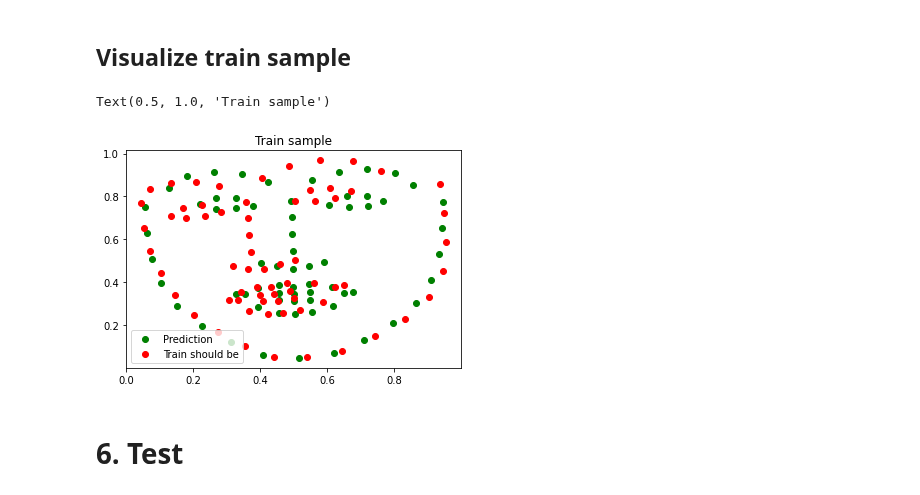
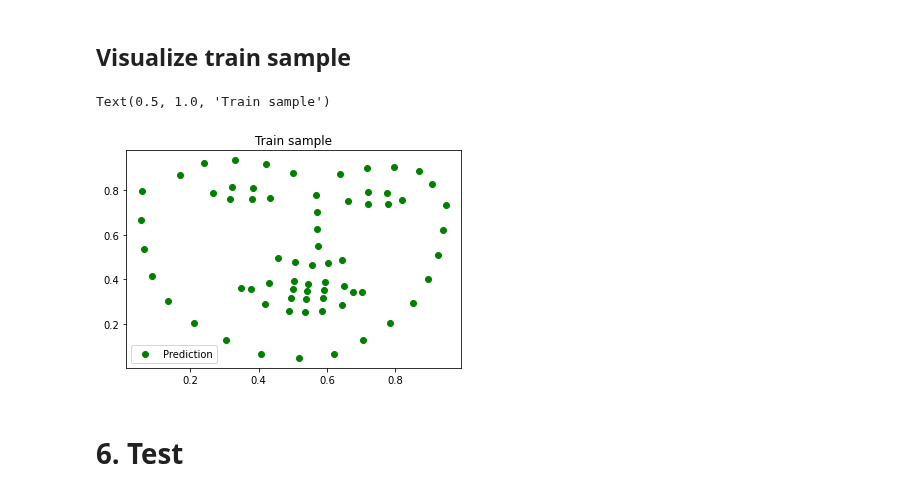
Before and after one commit to Pengchengzhi/Face-Alignment-DRF, a Jupyter notebook: main.ipynb, the cells around one changed output. Drawn from its saved outputs; the diff is of its cells as text; code cells hidden in the pictures.

```diff
--- a/main.ipynb
+++ b/main.ipynb
@@ -298,7 +301,7 @@ def nme_ocular(predict, actual):
   nme_ocular = torch.sum(squared_dist / ocular_dist)/N
   return nme_ocular.item()
 # %%
-Total_train = 3
+Total_train = 1
 
 # Init CNN
 num_epochs = 2000
@@ -323,7 +326,6 @@ _, init_mu = kmeans(X=train_label_rf, num_clusters=rf_num,device=device)
 
 init_sigma = torch.zeros(rf_num,rf_dim,rf_dim)
 for i in range(rf_num):
-  #init_sigma[i,:,:] = torch.abs(torch.diag(1/init_mu[i,:]))
   init_sigma[i,:,:] = torch.eye(rf_dim)
 
 states = {}
@@ -417,28 +440,42 @@ for round in range(Total_train):
   else:
     print("Round ", round+1)
 
+  if round == 0:
+    outputs3 = torch.ones(200,8).to(device)/8
+
+
+  # Train Leaf Node
+  with torch.no_grad():
+    states = train_rf2(train_label_rf, states, outputs3, device)
+
 
   # Train CNN
+  probs = test_rf2(states, train_label_rf, device)
+  N = outputs3.shape[0]
+  label = torch.zeros(outputs3.shape).to(device)
+  label[torch.arange(N),torch.argmax(probs,1)] = 1
+
   for epoch in range(num_epochs):
     optimizer.zero_grad()
     outputs = layer1_cnn(train_tensor) #(200,8)
-    outputs = outputs/torch.sum(outputs,axis=1,keepdims=True)
+    outputs3 = outputs/torch.sum(outputs, axis=1, keepdims=True)
+    #outputs3 = outputs/outputs2
+    pred_value = torch.sum(outputs3*probs, axis=1)
 
-    probs = test_rf2(states, train_label_rf, outputs, device)
-    pred_value = torch.matmul((outputs*probs), states['mu'])
-    points = (torch.matmul(pred_value, eig_vecs[:rf_dim,:])+mean_shape) #(200,136)
-    loss = criterion(points, train_label)
-    # loss = criterion(pred_value,train_label_rf)
 
+    if round == 0:
+      loss = torch.sum(torch.sub(label,outputs3).pow(2))
+    else:
+      loss = -torch.sum(torch.log(pred_value))/N
     loss.backward()
     optimizer.step()
-    if (epoch+1) % 400 == 0 or epoch == 0:
+
+    if (epoch+1) % 100 == 0 or epoch == 0:
       print('    CNN: Epoch [%d/%d], Loss: %.4f' %(epoch+1, num_epochs, loss.item()))
 
-  # Train Regression Trees
-  with  torch.no_grad():
-    states = train_rf2(train_label_rf, states, outputs, device=device)
 
+  pred_value = torch.matmul(outputs, states['mu'])
+  points = (torch.matmul(pred_value, eig_vecs[:rf_dim,:])+mean_shape) #(200,136)
   print("NME(Ocular):", nme_ocular(points,train_label)*224)
 # %% [output]
 ###########################################################
@@ -492,23 +548,23 @@ Text(0.5, 1.0, 'Trained Gaussian distribution')
 # %% [markdown]
 ## Visualize train sample
 # %%
-ith = 50
+ith = 2
 
 x1 = points[ith][::2].cpu().detach().numpy()
 y1 = points[ith][1::2].cpu().detach().numpy()
 plt.scatter(x1,y1,c='g',label='Prediction')
 
 points2 = torch.matmul(train_label_rf[:,0:rf_dim].cpu(), eig_vecs[0:rf_dim,:].cpu())+mean_shape.cpu()
 
 x2 = points2[ith][::2].cpu().detach().numpy()
 y2 = points2[ith][1::2].cpu().detach().numpy()
-plt.scatter(x2,y2,c='r',label='Train should be')
+#plt.scatter(x2,y2,c='r',label='Train should be')
 
 plt.legend()
 plt.title("Train sample")
 # %% [output]
 Text(0.5, 1.0, 'Train sample')
-[figure, old version]
+[figure, new version]
 # %% [markdown]
 # 6. Test
 # %%
```
Also changed, not shown: parts of 16 cells of this notebook.
